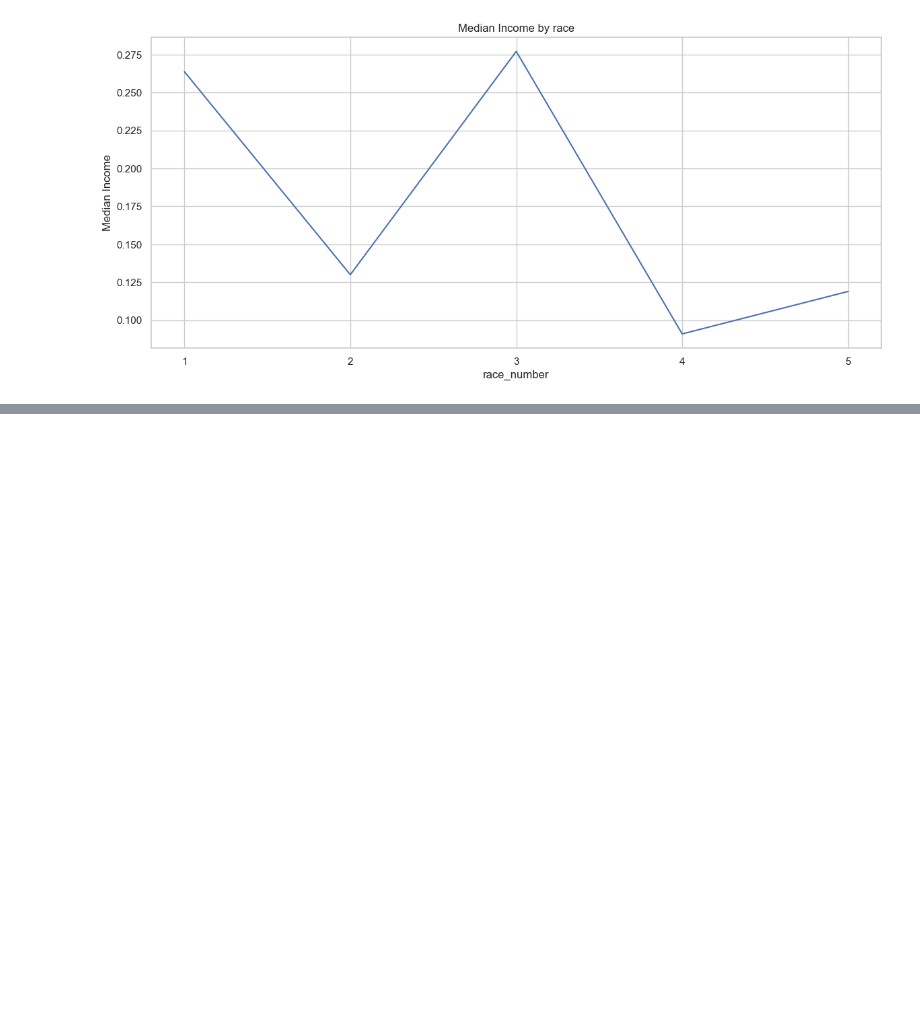
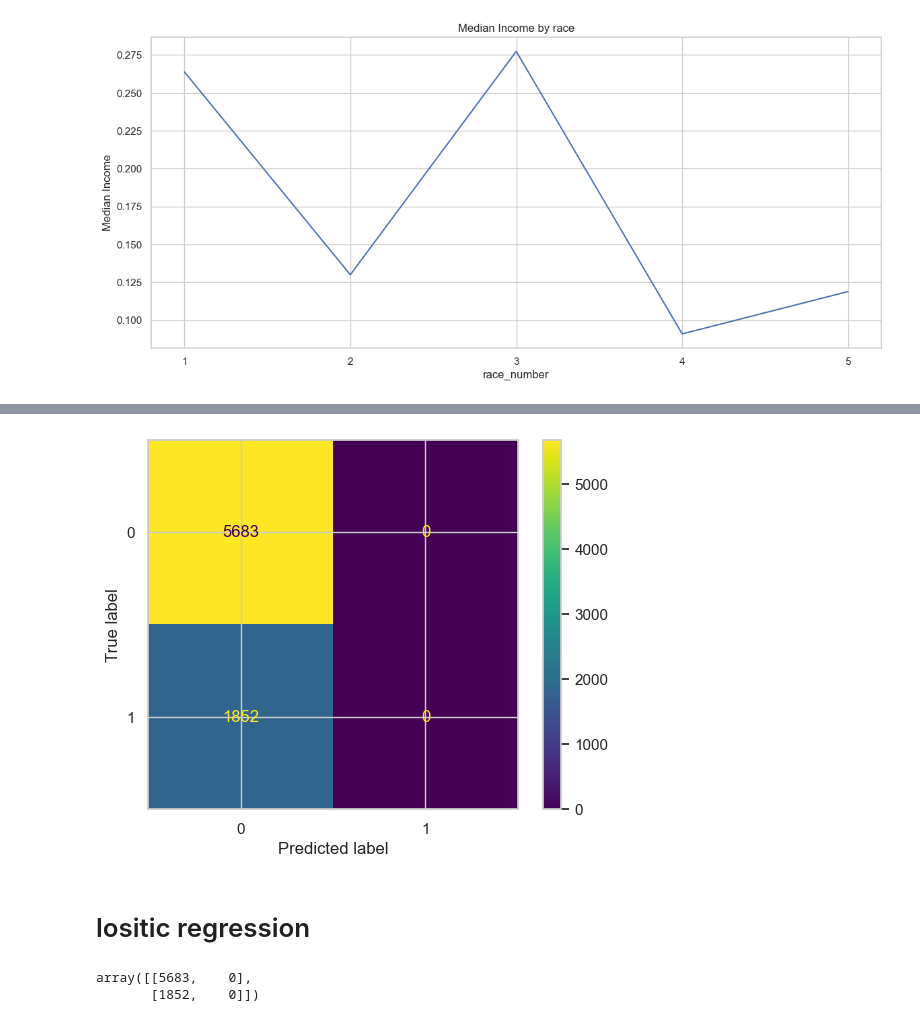
Before and after one commit to Naqibee/Project4, a Jupyter notebook: Income_Prediction.ipynb, the cells around one changed output, grey strips where cells are left out. Saved outputs shown, nothing was run; the diff lists cells and outputs as text; code cells hidden in the pictures; blank space fills up the shorter version.

```diff
--- a/Income_Prediction.ipynb
+++ b/Income_Prediction.ipynb
@@ -446,0 +428,12 @@ plt.show()
+# %%
+#  Split into testing and training sets using train_test_split
+from sklearn.model_selection import train_test_split
+
+from sklearn.svm import SVC
+
+X_train,X_test,y_train,y_test = train_test_split(X,y,random_state=0)
+# %%
+X_test = X_test.reset_index(drop=True)
+# %%
+clf=SVC(random_state=0)
+clf.fit(X_train, y_train)
@@ -446,0 +442,2 @@ plt.show()
+# %%
+predictions= clf.predict(X_test)
@@ -446,0 +477,10 @@ plt.show()
+# %%
+cm = confusion_matrix(y_test,predictions,labels=clf.classes_)
+disp = ConfusionMatrixDisplay(confusion_matrix=cm,
+                              display_labels=clf.classes_)
+disp.plot()
+plt.show()
+# %% [output]
+[figure, added]
+# %% [markdown]
+# lositic regression
@@ -446,0 +509,9 @@ plt.show()
+# %%
+#  Create and save the confusion matrix for the testing data
+test_matrix = confusion_matrix(y_test,testing_predictions)
+
+#  Print the confusion matrix for testing data
+test_matrix
+# %% [output]
+array([[5683,    0],
+       [1852,    0]])
```
Also changed, not shown: parts of 73 cells of this notebook.
